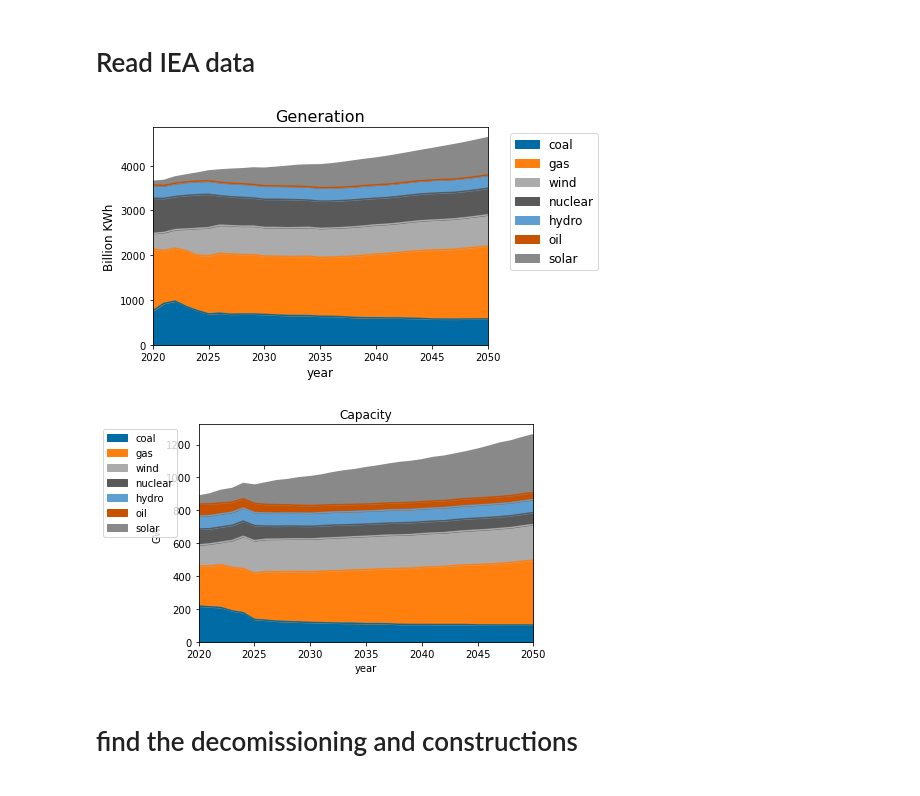
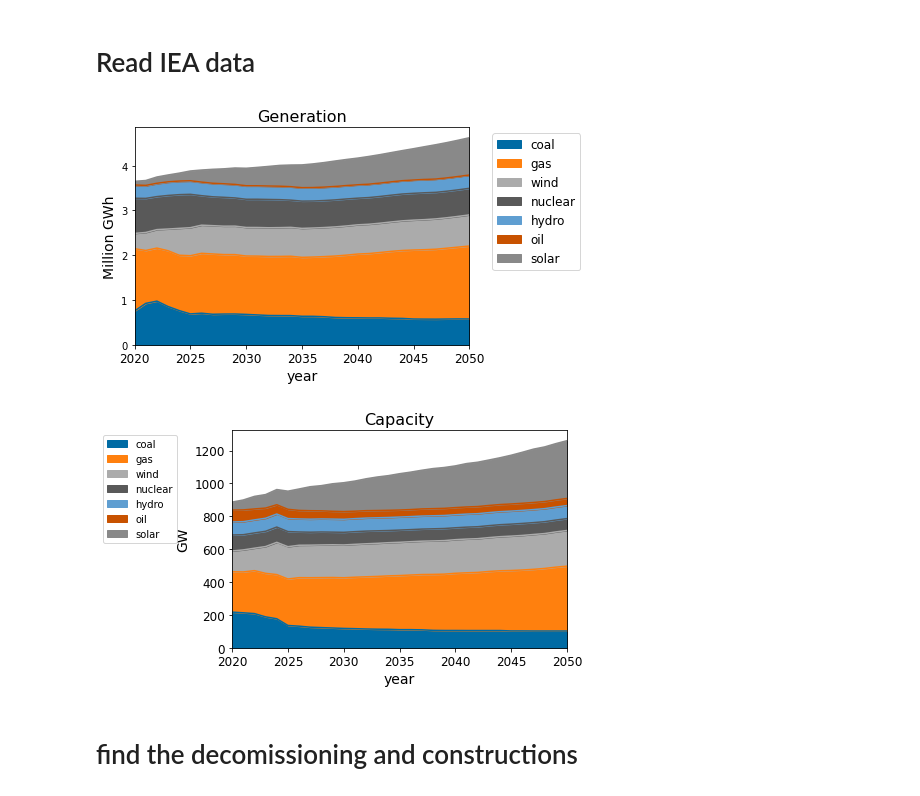
Before and after one commit to di212/mining_waste, a Jupyter notebook: get_material_flows (1).ipynb, the cells around one changed output. Cells and saved outputs as stored; diff of their text form; code cells hidden in the pictures.

```diff
--- a/get_material_flows (1).ipynb
+++ b/get_material_flows (1).ipynb
@@ -32,17 +32,21 @@ gen=gen.apply(pd.to_numeric, errors='coerce')
 gen=gen.iloc[1: , :].dropna(how='all')
 gen=gen.iloc[: , :-1] #drop the last "Total" column
 gen.to_csv('generation.csv')
+# %%
+gen1 = gen/1000
 # %%
 #def_cycler = (cycler(color = ['r', 'g', 'b', 'y', 'c', 'gold', 'm']))
 plt.style.use('tableau-colorblind10')
-gen.plot.area()
+gen1.plot.area()
 plt.xlim([0, 30])
 plt.rcParams['axes.facecolor'] = 'white'
 plt.rc('axes')
 plt.title("Generation", fontsize = 16)
-plt.xlabel("year", fontsize = 12)
-plt.ylabel("Billion KWh", fontsize = 12)
+
+plt.xticks(fontsize=12 )
+plt.xlabel("year", fontsize = 14)
+plt.ylabel("Million GWh", fontsize = 14)
 plt.legend(bbox_to_anchor=(1.05, 1), loc='upper left', prop={'size': 12})
 plt.savefig('./plots/generation.jpg', bbox_inches='tight', dpi=900)
 # %% [output]
-[figure, old version]
+[figure, new version]
@@ -62,17 +68,18 @@ elec_gen.plot.area()
 plt.rc('axes')
 plt.xlim([0, 30])
 fontsize = 12
-plt.title("Capacity", fontsize = fontsize)
-plt.xlabel("year", fontsize = 10)
-plt.ylabel("GW", fontsize = 10)
-plt.legend(bbox_to_anchor=(-0.3, 1), loc='upper left', prop={'size': 10})
-
+plt.title("Capacity", fontsize = 16)
+plt.xlabel("year", fontsize = 14)
+plt.ylabel("GW", fontsize = 14)
+plt.legend(bbox_to_anchor=(-0.4, 1), loc='upper left', prop={'size': 10})
+plt.xticks(fontsize=12 )
+plt.yticks(fontsize=12 )
 plt.savefig('./plots/capacity.jpg', bbox_inches='tight', dpi=900)
 
 elec_gen.to_csv('capacity.csv')
 gen.to_csv('generation.csv')
 # %% [output]
-[figure, old version]
+[figure, new version]
 # %% [markdown]
 # find the decomissioning and constructions
 # %%
```
Also changed, not shown: parts of 8 cells of this notebook, 1 other file.
